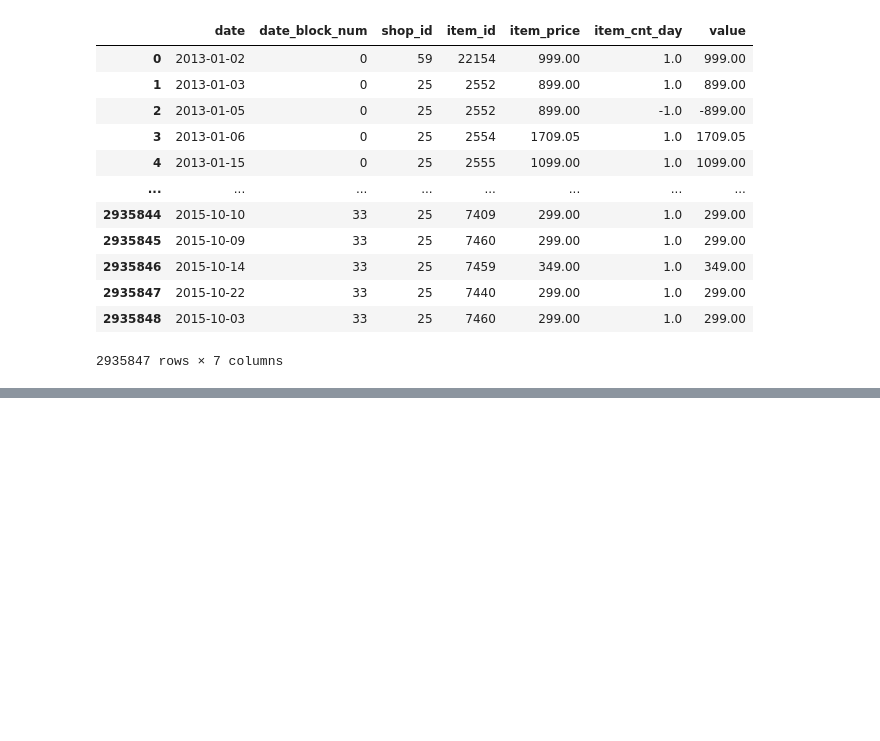
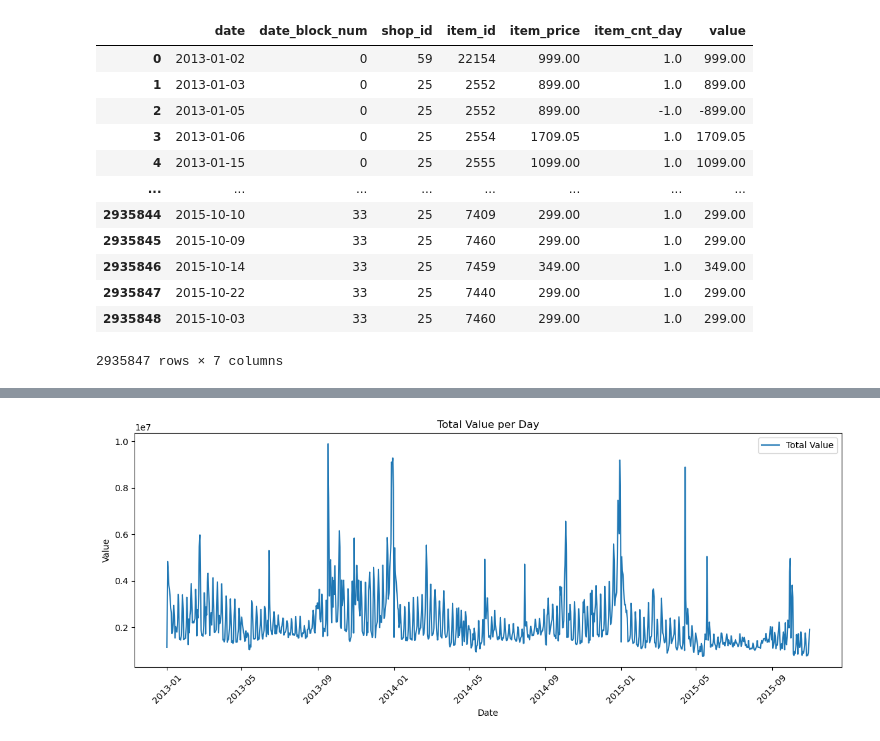
Before and after one commit to zacharyvachal/COS-448, a Jupyter notebook: dynamic.ipynb, the cells around one changed output, grey strips where cells are left out. Drawn from its saved outputs; the diff is of its cells as text; code cells hidden in the pictures; blank space fills up the shorter version.

```diff
--- a/dynamic.ipynb
+++ b/dynamic.ipynb
@@ -217,0 +240,3 @@ plt.show()
+# %%
+train = train.sort_values(by='date')
+train
@@ -217,0 +257,16 @@ plt.show()
+# %%
+import matplotlib.pyplot as plt
+
+daily_total = train.groupby('date')['value'].sum().reset_index()
+
+plt.figure(figsize=(12, 5))
+plt.plot(daily_total['date'], daily_total['value'], label='Total Value')
+plt.title('Total Value per Day')
+plt.xlabel('Date')
+plt.ylabel('Value')
+plt.xticks(rotation=45)
+plt.tight_layout()
+plt.legend()
+plt.show()
+# %% [output]
+[figure, added]
```
Also changed, not shown: parts of 14 cells of this notebook.
